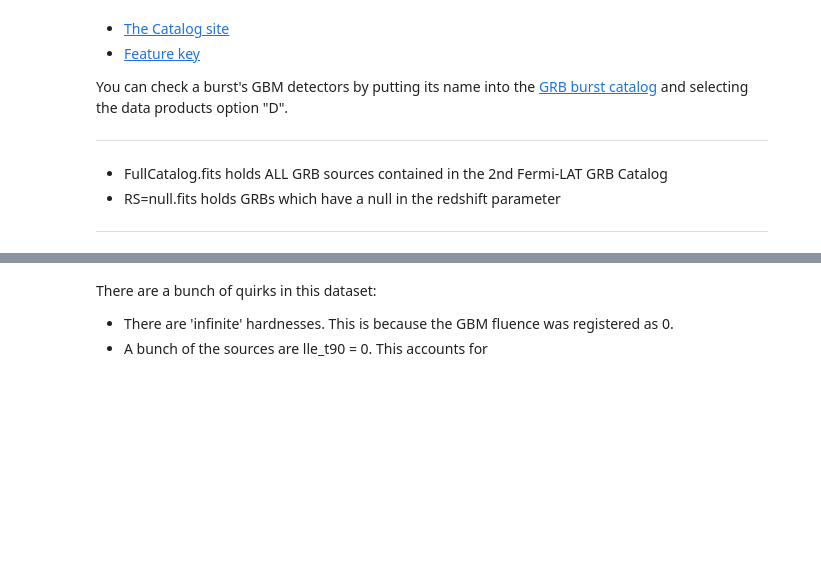
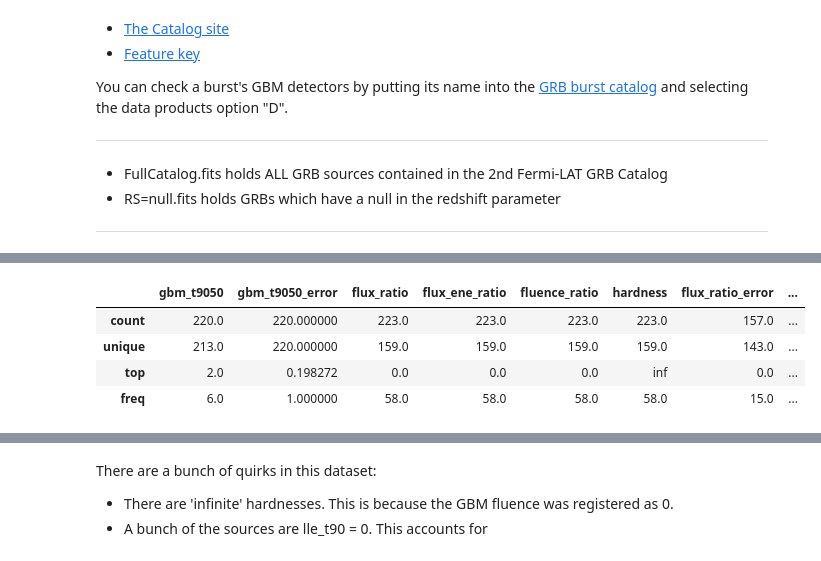
Before and after one commit to xboluna/Research, a Jupyter notebook: BHRad/GBM_Catalog_Searching/Widened_GRB_search.ipynb, the cells around one changed output, grey strips where cells are left out. Saved outputs shown, nothing was run; the diff lists cells and outputs as text; code cells hidden in the pictures; blank space fills up the shorter version.

```diff
--- a/BHRad/GBM_Catalog_Searching/1e2s_GRB_search.ipynb
+++ b/BHRad/GBM_Catalog_Searching/Widened_GRB_search.ipynb
@@ -39,8 +37,8 @@ def clean_data(targets):
     # Remove trailing whitespace
     targets = targets.rename(columns=lambda x: x.strip().lower())
     # Cleans GRB names
-    targets['name'] = targets['name'].str.decode("utf-8").replace('\'','').replace(r"^ +| +$", r"", regex=True)[1:]
-    targets['gcn_name'] = targets['gcn_name'].str.decode("utf-8").replace('\'','').replace(r"^ +| +$", r"", regex=True)[1:]
+    targets['name'] = targets['name'].str.decode("utf-8").replace('\'','').replace(r"^ +| +$", r"", regex=True)#[1:]
+    #targets['gcn_name'] = targets['gcn_name'].str.decode("utf-8").replace('\'','').replace(r"^ +| +$", r"", regex=True)[1:]
 
     return targets
 
@@ -82,3 +80,10 @@ def calculate_time_difference(targets):
     targets['like_gbm-lat_time_difference'] = targets['like_gbm_t0'] - targets['like_lat_t0']
     targets['gbm-lle_t90_difference'] = targets['gbm_cat_t90'] - targets['lle_t90']
     return targets
+
+def calculate_ratio(targets):
+    # T90/T50 ratio + propagated error
+    # Only have T90/T50 for GBM which is fine, cause apparently LAT has lc index anyway
+    targets['gbm_t9050'] = targets['t90']/targets['t50']
+    targets['gbm_t9050_error'] = propagate_error(targets['t90'], targets['t50'], targets['t90_error'], targets['t50_error'])
+    return targets
@@ -103,0 +90,25 @@ all_candidates.T.tail(8).T.describe()
+# %%
+# Load the datasets
+LAT = Table.read('./LATCatalog.fits').to_pandas()
+GBM = Table.read('./GBMCatalog.fits').to_pandas()
+
+LAT = clean_data(LAT)
+GBM = clean_data(GBM)
+
+# Calculate ratio for GBM
+GBM = calculate_ratio(GBM)
+
+# Merge datasets
+all_candidates = pd.merge(left = LAT, right = GBM, on = 'name', how = 'left')
+
+# Calculate merge ratios
+all_candidates = calculate_hardness(all_candidates)
+all_candidates = calculate_time_difference(all_candidates)
+
+all_candidates.T.tail(12).T.describe()
+# %% [output]
+|  | gbm_t9050 | gbm_t9050_error | flux_ratio | flux_ene_ratio | fluence_ratio | hardness | flux_ratio_error | ... |
+| count | 220.0 | 220.000000 | 223.0 | 223.0 | 223.0 | 223.0 | 157.0 | ... |
+| unique | 213.0 | 220.000000 | 159.0 | 159.0 | 159.0 | 159.0 | 143.0 | ... |
+| top | 2.0 | 0.198272 | 0.0 | 0.0 | 0.0 | inf | 0.0 | ... |
+| freq | 6.0 | 1.000000 | 58.0 | 58.0 | 58.0 | 58.0 | 15.0 | ... |
```
Also changed, not shown: parts of 8 cells of this notebook, 8 other files.
